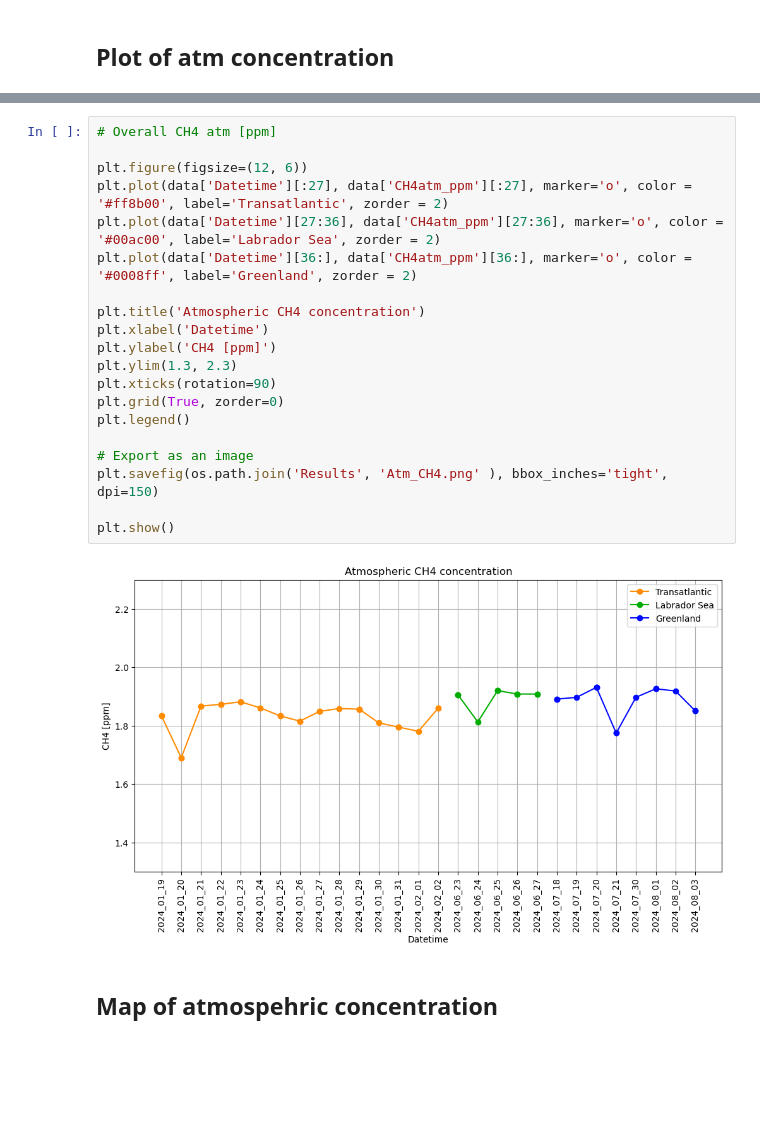
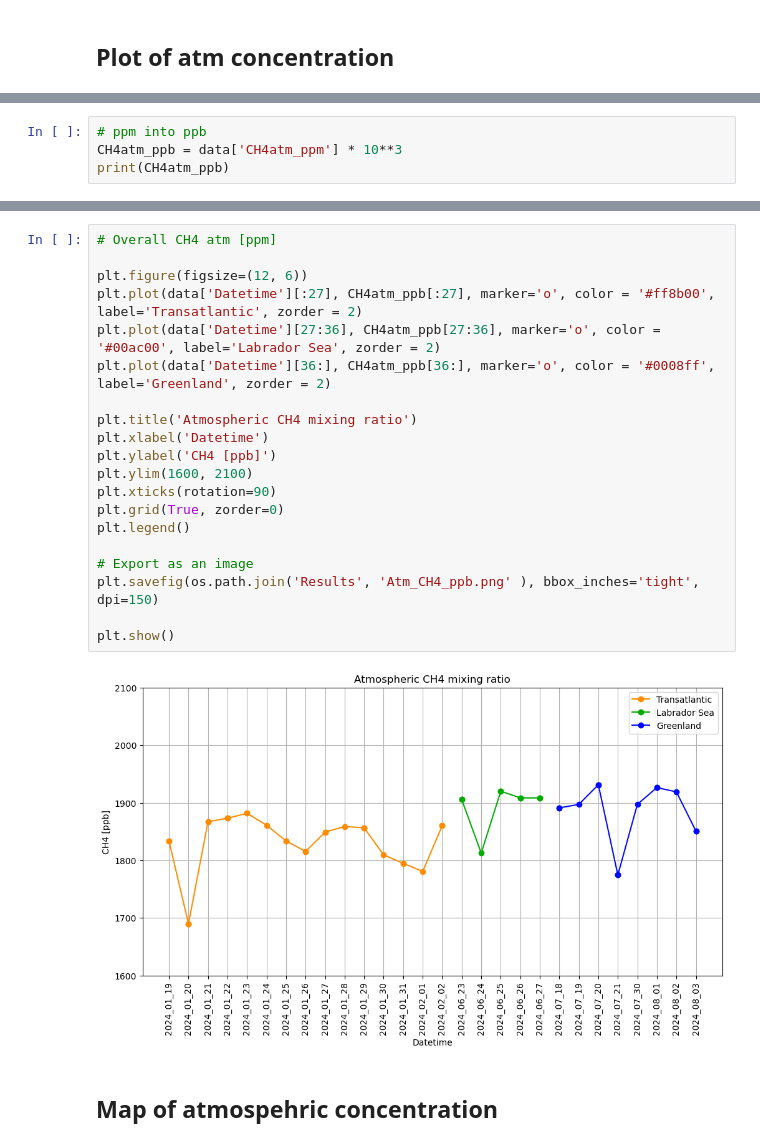
Before and after one commit to lolapricam/Sea-air_fluxes_Arctic, a Jupyter notebook: graphs.ipynb, the cells around one changed output, grey strips where cells are left out. Cells and saved outputs as stored; diff of their text form; blank space fills up the shorter version.

```diff
--- a/graphs.ipynb
+++ b/graphs.ipynb
@@ -175,3 +175,7 @@ plt.savefig(os.path.join('Results', 'Atm_CO2.png' ), bbox_inches='tight', dpi=15
 plt.show()
 # %% [output]
 [figure]
+# %%
+# ppm into ppb
+CH4atm_ppb = data['CH4atm_ppm'] * 10**3
+print(CH4atm_ppb)
@@ -178,25 +200,25 @@ plt.show()
 # %%
 # Overall CH4 atm [ppm]
 
 plt.figure(figsize=(12, 6))
-plt.plot(data['Datetime'][:27], data['CH4atm_ppm'][:27], marker='o', color = '#ff8b00', label='Transatlantic', zorder = 2)
-plt.plot(data['Datetime'][27:36], data['CH4atm_ppm'][27:36], marker='o', color = '#00ac00', label='Labrador Sea', zorder = 2)
-plt.plot(data['Datetime'][36:], data['CH4atm_ppm'][36:], marker='o', color = '#0008ff', label='Greenland', zorder = 2)
+plt.plot(data['Datetime'][:27], CH4atm_ppb[:27], marker='o', color = '#ff8b00', label='Transatlantic', zorder = 2)
+plt.plot(data['Datetime'][27:36], CH4atm_ppb[27:36], marker='o', color = '#00ac00', label='Labrador Sea', zorder = 2)
+plt.plot(data['Datetime'][36:], CH4atm_ppb[36:], marker='o', color = '#0008ff', label='Greenland', zorder = 2)
 
-plt.title('Atmospheric CH4 concentration')
+plt.title('Atmospheric CH4 mixing ratio')
 plt.xlabel('Datetime')
-plt.ylabel('CH4 [ppm]')
-plt.ylim(1.3, 2.3)
+plt.ylabel('CH4 [ppb]')
+plt.ylim(1600, 2100)
 plt.xticks(rotation=90)
 plt.grid(True, zorder=0)
 plt.legend()
 
 # Export as an image
-plt.savefig(os.path.join('Results', 'Atm_CH4.png' ), bbox_inches='tight', dpi=150)
+plt.savefig(os.path.join('Results', 'Atm_CH4_ppb.png' ), bbox_inches='tight', dpi=150)
 
 plt.show()
 # %% [output]
-[figure, old version]
+[figure, new version]
 # %% [markdown]
 ## Map of atmospehric concentration
 # %%
```
Also changed, not shown: parts of 3 cells of this notebook, 4 other files.
